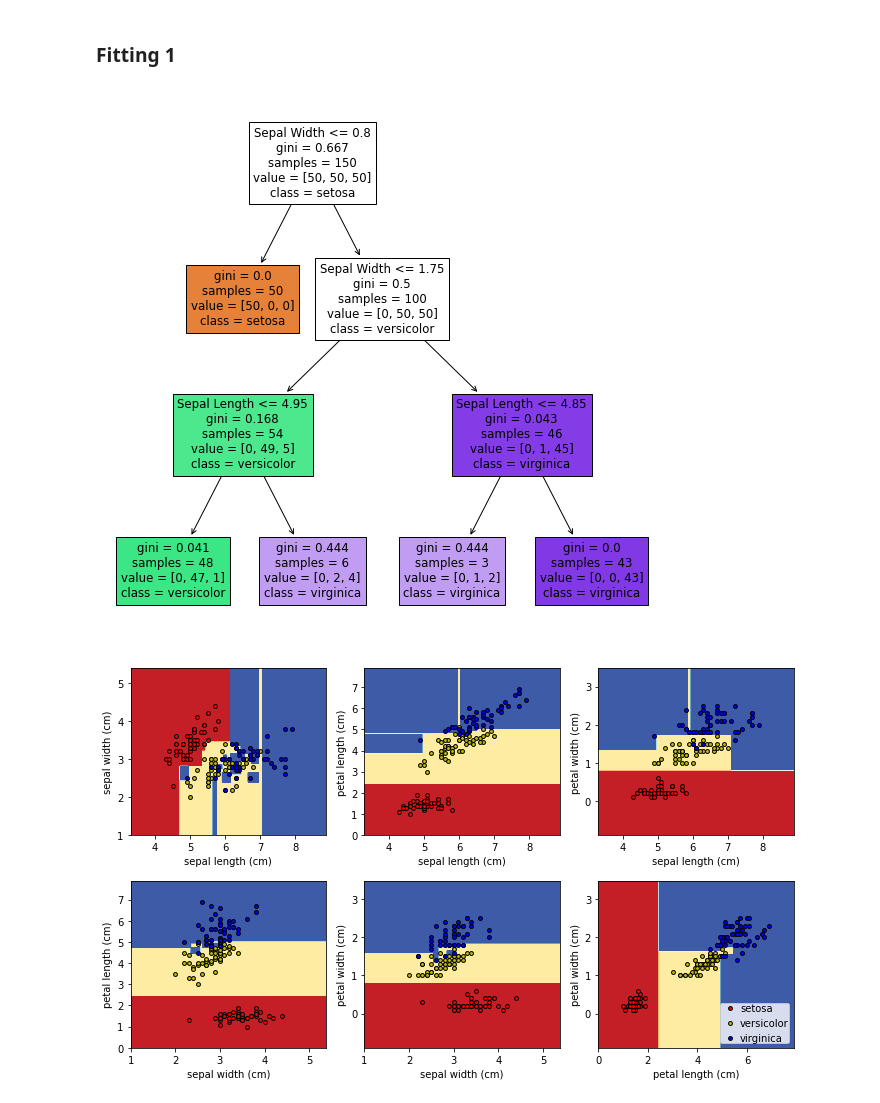
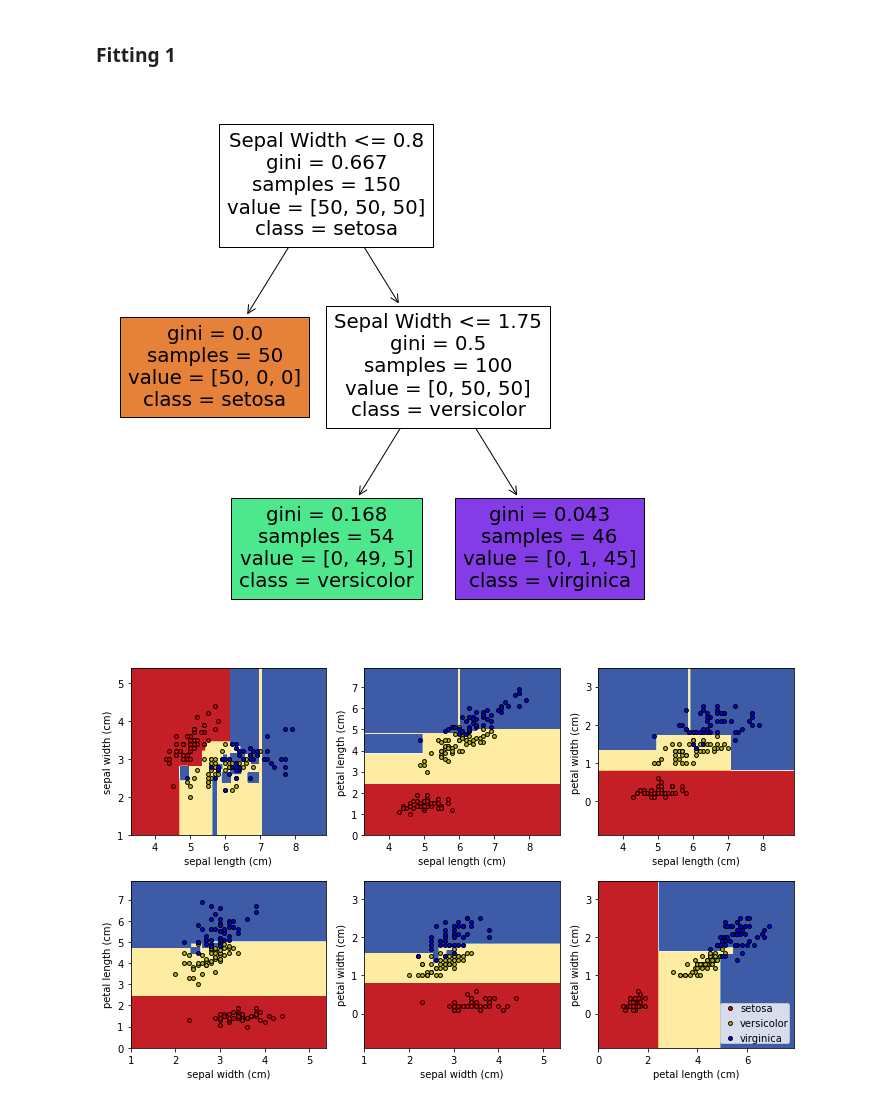
Before and after one commit to Davideee/schleuniger-ml, a Jupyter notebook: SupervisedLearning-Classification.ipynb, the cells around one changed output. Saved outputs shown, nothing was run; the diff lists cells and outputs as text; code cells hidden in the pictures.

```diff
--- a/SupervisedLearning-Classification.ipynb
+++ b/SupervisedLearning-Classification.ipynb
@@ -146,13 +147,13 @@ iris = load_iris()
 # %% [markdown]
 ### Fitting 1
 # %%
-clf = DecisionTreeClassifier(random_state=12, max_depth=3)
+clf = DecisionTreeClassifier(random_state=5, max_depth=2)
 clf.fit(iris.data, iris.target)
 
 # Plot Tree
 plot_tree_iris(clf)
 # %% [output]
-[figure, old version]
+[figure, new version]
 # %%
 ### Play-Zone ###
 random_state = 15
```
Also changed, not shown: parts of 31 cells of this notebook, 11 other files.
